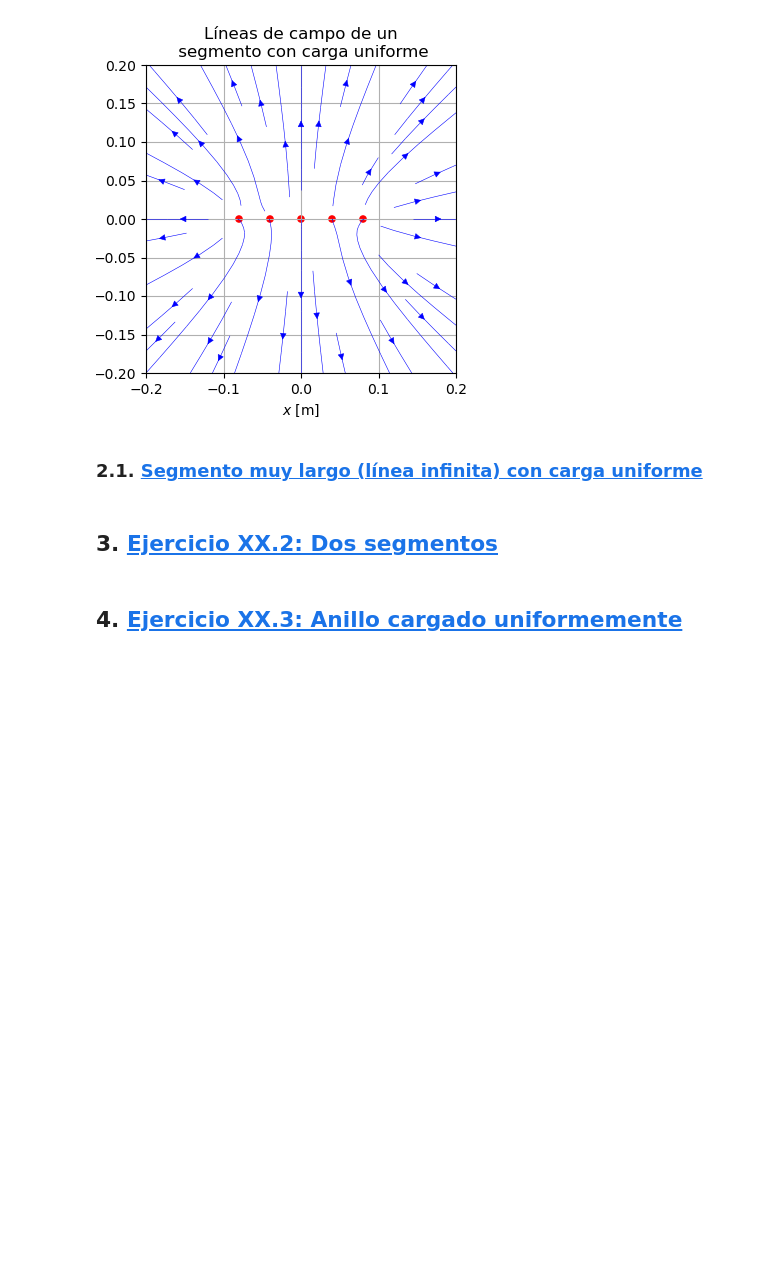
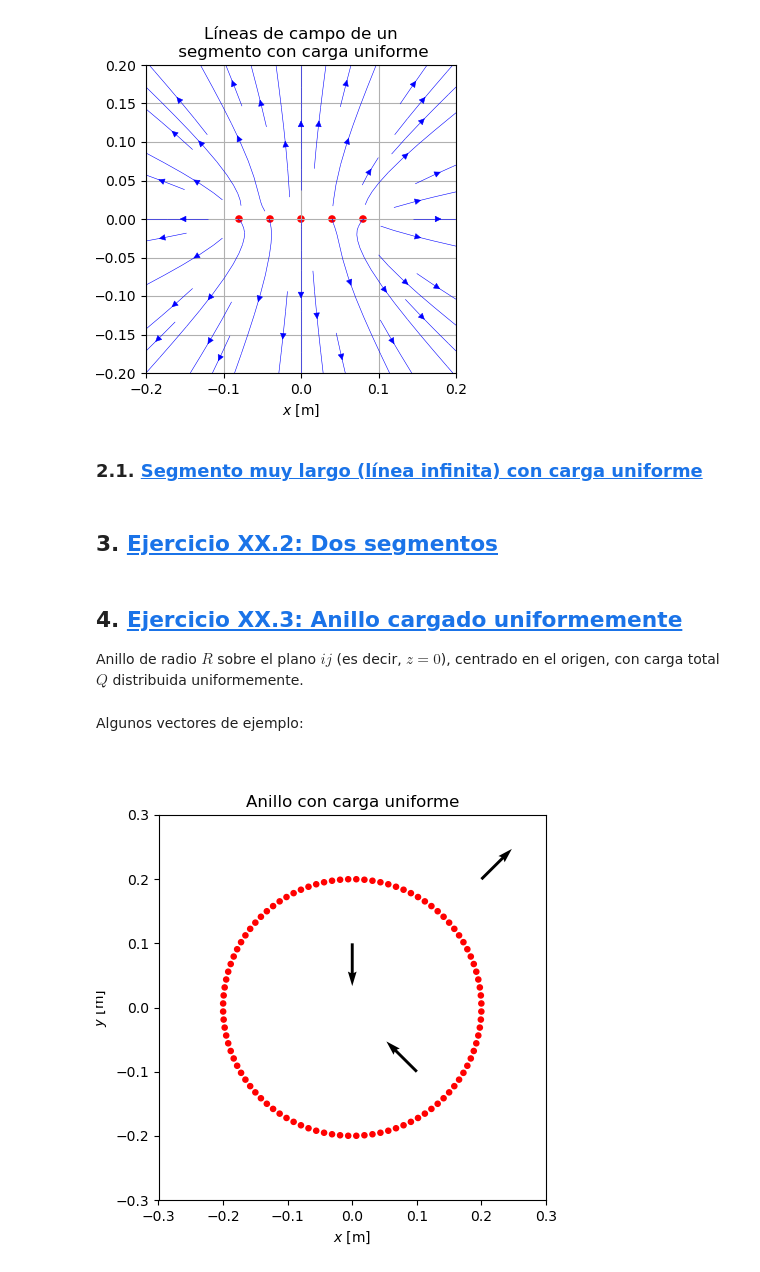
Before and after one commit to epplugins/UTN, a Jupyter notebook: electromagnetismo/em02_distribuciones_continuas.ipynb, the cells around one changed output. Cells and saved outputs as stored; diff of their text form; code cells hidden in the pictures; blank space fills up the shorter version.

Commit message:
plano mejorar

```diff
--- a/electromagnetismo/em02_distribuciones_continuas.ipynb
+++ b/electromagnetismo/em02_distribuciones_continuas.ipynb
@@ -179,3 +182,30 @@ em.plotEf(E, Q, dx=0.2, density=0.5, title='Líneas de campo de un\n segmento co
 ## 3. <a id='toc3_'></a>[Ejercicio XX.2: Dos segmentos](#toc0_)
 # %% [markdown]
 ## 4. <a id='toc4_'></a>[Ejercicio XX.3: Anillo cargado uniformemente](#toc0_)
+
+Anillo de radio $R$ sobre el plano $ij$ (es decir, $z=0$), centrado en el origen, con carga total $Q$ distribuida uniformemente.
+# %%
+# Carga total del objeto:
+Qtotal = 1E-9
+# Longitud del segmento (en m):
+R = 20E-2
+# Número de cargas en que se divide el cuerpo extenso:
+N = 100
+
+dq = Qtotal/N
+# Separación angular entre cargas:
+dt = 2*np.pi/N
+# Angulo de la primer carga (el centro del primer "diferencial" de longitud dx=R*dt):
+t0 = dt/2
+
+Q = []
+for i in np.arange(N):
+    Q = Q + [[dq, R*np.cos(t0+i*dt), R*np.sin(t0+i*dt),0]]
+# %% [markdown]
+Algunos vectores de ejemplo:
+# %%
+# X = [[0,0.1,0],[0,-0.1,0],[-0.2,0,0],[0.2,0,0],[-0.1,0.1,0],[0.1,0.1,0],[-0.1,-0.1,0],[0.1,-0.1,0]]
+X = [[0,0.1,0], [0.2,0.2,0], [0.1, -0.1,0]]
+em.plotEfvector(E, Q, X, limites=[-0.3,0.3,-0.3,0.3], title="Anillo con carga uniforme", scale=10)
+# %% [output]
+[figure, added]
```
Also changed, not shown: parts of 12 cells of this notebook, 1 other file.
